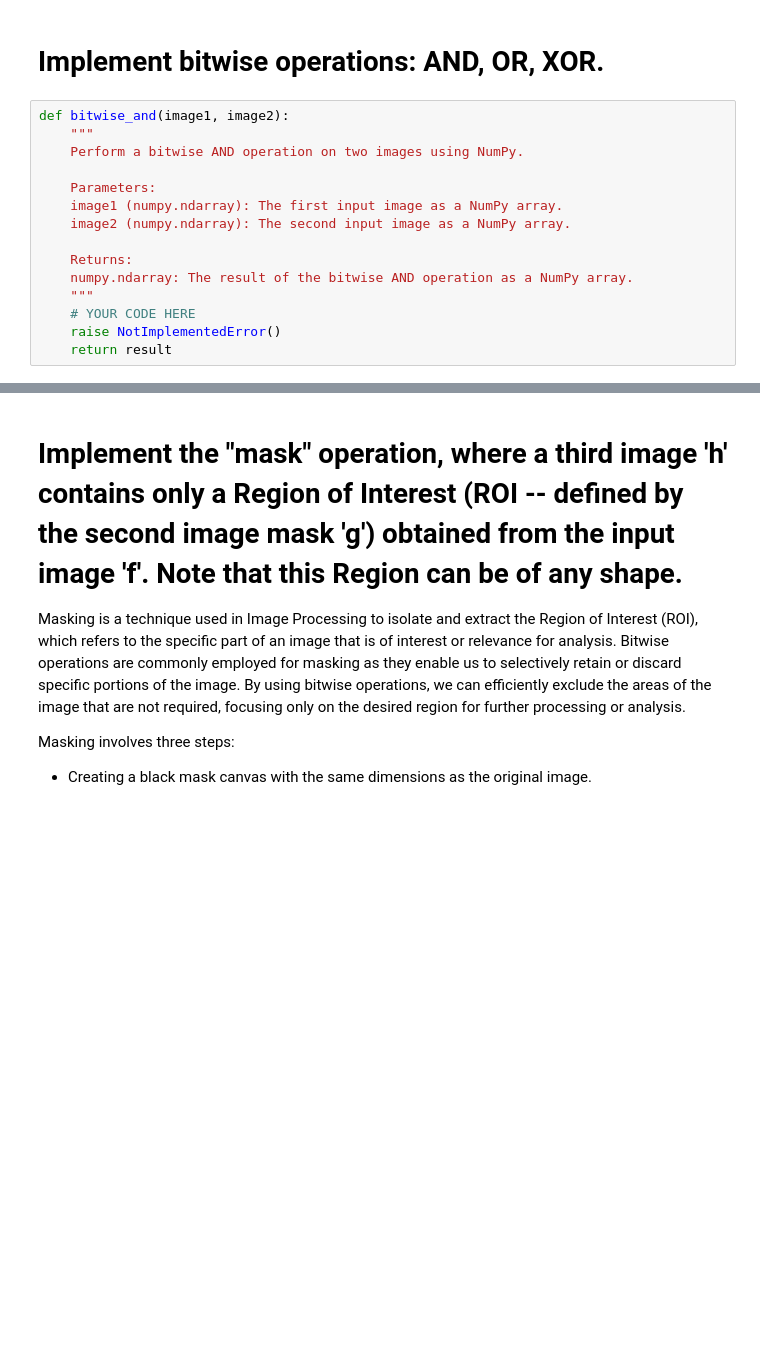
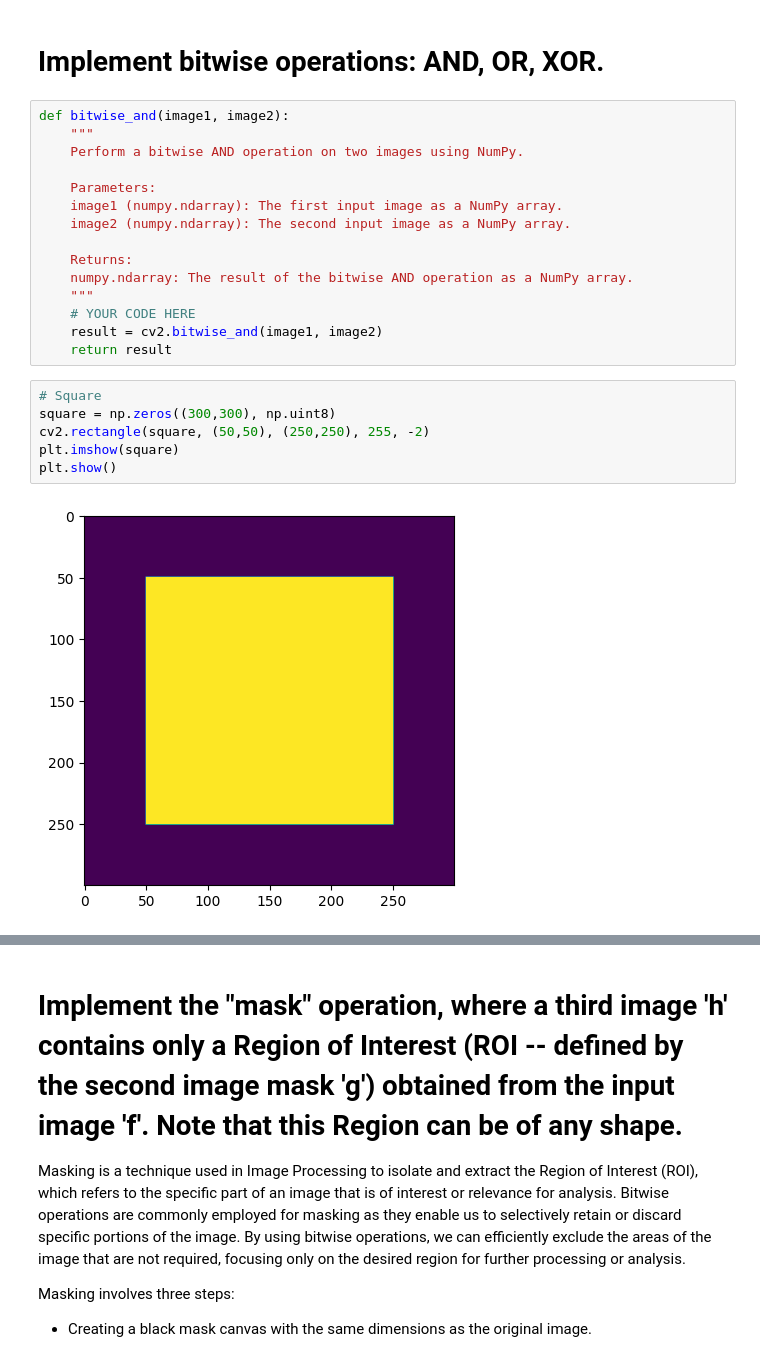
Before and after one commit to Kl3bs/Digital-Image-Processing, a Jupyter notebook: subjects/image_transformations.ipynb, the cells around one changed output, grey strips where cells are left out. Cells and saved outputs as stored; diff of their text form; blank space fills up the shorter version.

```diff
--- a/subjects/image_transformations.ipynb
+++ b/subjects/image_transformations.ipynb
@@ -211,5 +259,13 @@ def bitwise_and(image1, image2):
     numpy.ndarray: The result of the bitwise AND operation as a NumPy array.
     """
     # YOUR CODE HERE
-    raise NotImplementedError()
+    result = cv2.bitwise_and(image1, image2)
     return result
+# %%
+# Square
+square = np.zeros((300,300), np.uint8)
+cv2.rectangle(square, (50,50), (250,250), 255, -2)
+plt.imshow(square)
+plt.show()
+# %% [output]
+[figure, added]
```
Also changed, not shown: parts of 13 cells of this notebook.
